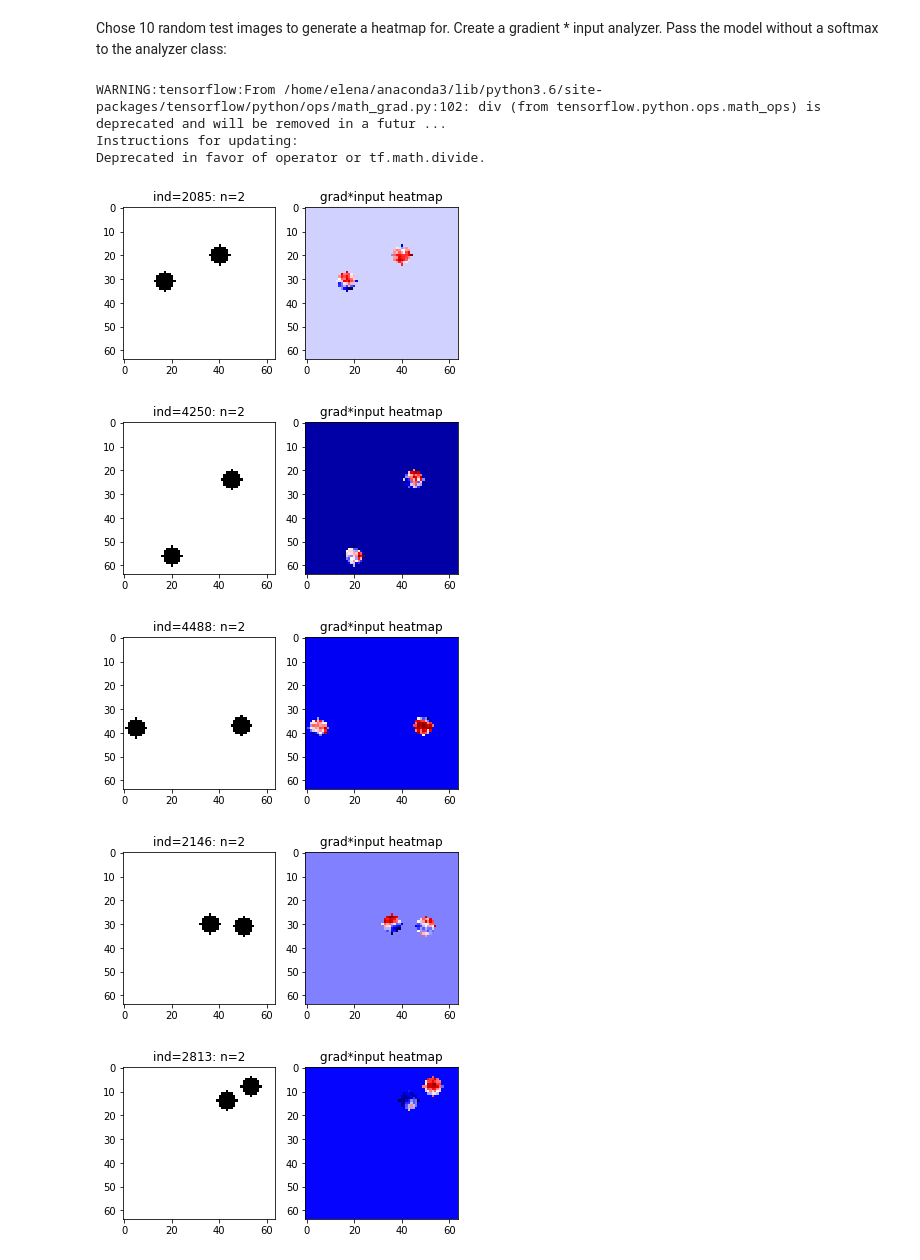
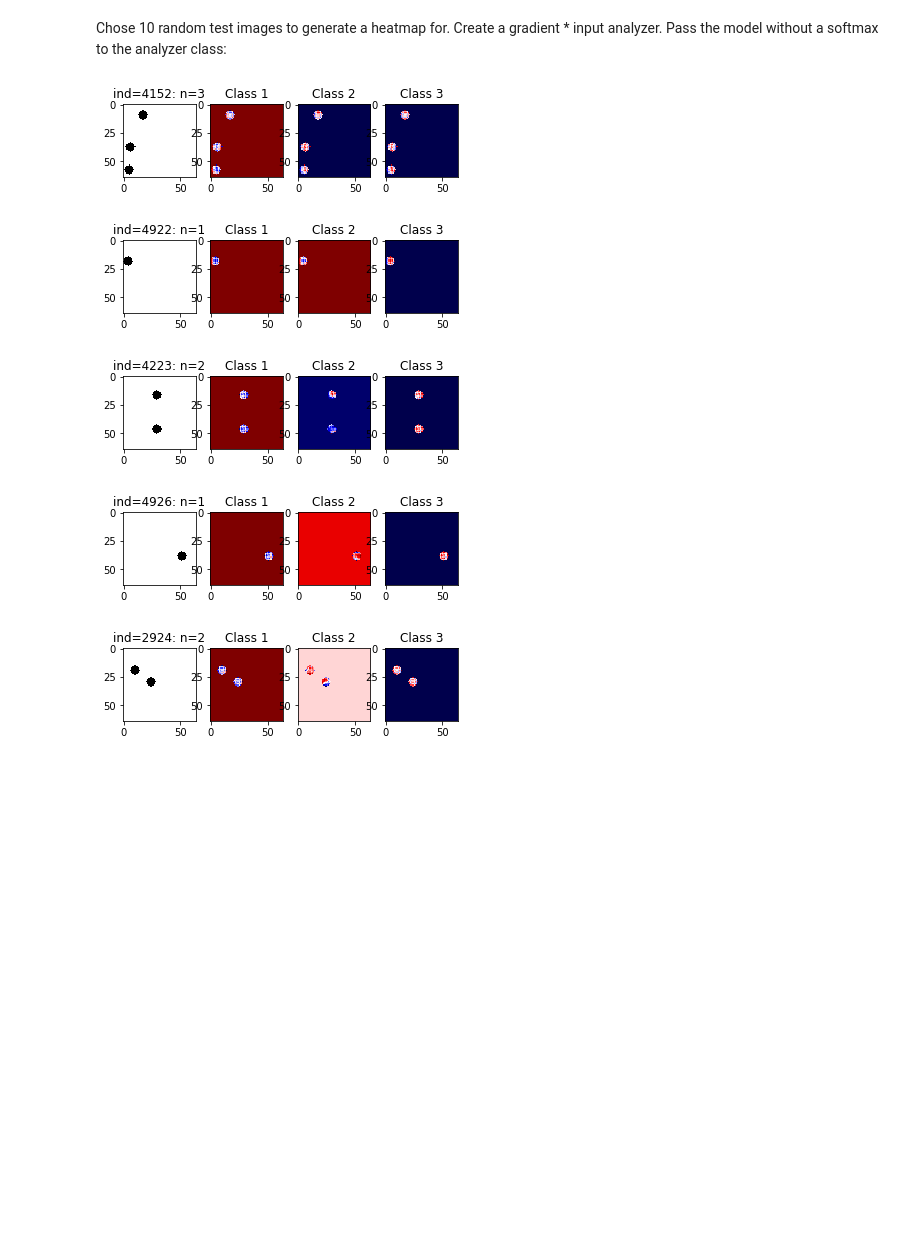
Before and after one commit to NLeSC/XAI, a Jupyter notebook: Software/CNNcountDemo/Model1ManyImagesSingleMethod.ipynb, the cells around one changed output. Cells and saved outputs as stored; diff of their text form; code cells hidden in the pictures; blank space fills up the shorter version.

Commit message:
issue #53: Model1 explained: many images, single method, in respect to all possible classes

```diff
--- a/Software/CNNcountDemo/Model1ManyImagesSingleMethod.ipynb
+++ b/Software/CNNcountDemo/Model1ManyImagesSingleMethod.ipynb
@@ -122,38 +122,38 @@ Pass the model without a softmax to the analyzer class:
 # %%
 nim = len(labels_test)
 
 # Stripping the softmax activation from the model
 model_wo_sm = iutils.keras.graph.model_wo_softmax(model)
 
 # Creating an analyzer
-inputXgradient_analyzer = innvestigate.create_analyzer("input_t_gradient", model_wo_sm)
+inputXgradient_analyzer = innvestigate.create_analyzer("input_t_gradient", model_wo_sm, neuron_selection_mode="index")
 
 for _ in range(10):
     ind=int(np.random.randint(1,nim))
     img=images_test[ind,:,:]
     img=np.reshape(img,(64,64))
     label=numerical_labels_test[ind]
+
     # display the image
-    plt.subplot(1,2,1)
+    plt.subplot(1,4,1)
     plt.imshow(img,cmap='binary')
     plt.title('ind=%d: n=%d' % (ind,label))
 
-    # Applying the analyzer
-    image = img[np.newaxis, :, :, np.newaxis].astype(np.float32)
-    analysis = inputXgradient_analyzer.analyze(image)
+    for neuron_index in range(num_classes):
+        i = neuron_index + 1
+        # Applying the analyzer and pass that we want
+        image = img[np.newaxis, :, :, np.newaxis].astype(np.float32)
+        analysis = inputXgradient_analyzer.analyze(image, neuron_index)
 
-    # Displaying the gradient
-    plt.subplot(1,2,2)
-    plt.imshow(analysis.squeeze(), cmap='seismic', interpolation='nearest')
-    plt.title('grad*input heatmap')
+        # Displaying the gradient
+        plt.subplot(1,4,i+1)
+        plt.imshow(analysis.squeeze(), cmap='seismic', interpolation='nearest')
+        plt.title("Class %d" % (i))
 
     plt.show()
 # %% [output]
-WARNING:tensorflow:From /home/elena/anaconda3/lib/python3.6/site-packages/tensorflow/python/ops/math_grad.py:102: div (from tensorflow.python.ops.math_ops) is deprecated and will be removed in a futur ...
-Instructions for updating:
-Deprecated in favor of operator or tf.math.divide.
-[figure, old version]
+[figure, new version]
-[figure, old version]
+[figure, new version]
-[figure, old version]
+[figure, new version]
-[figure, old version]
+[figure, new version]
-[figure, old version]
+[figure, new version]
```
Also changed, not shown: parts of 3 cells of this notebook, 1 other file.
